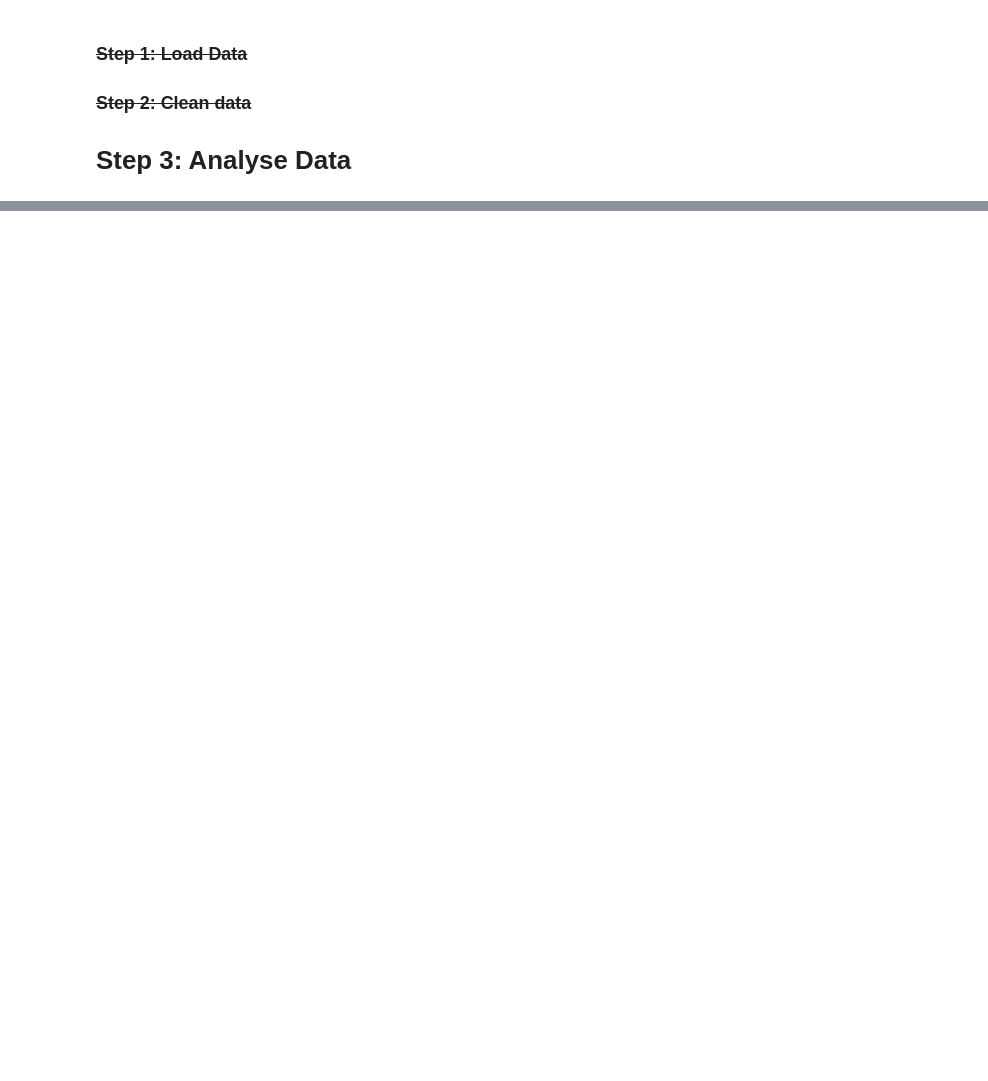
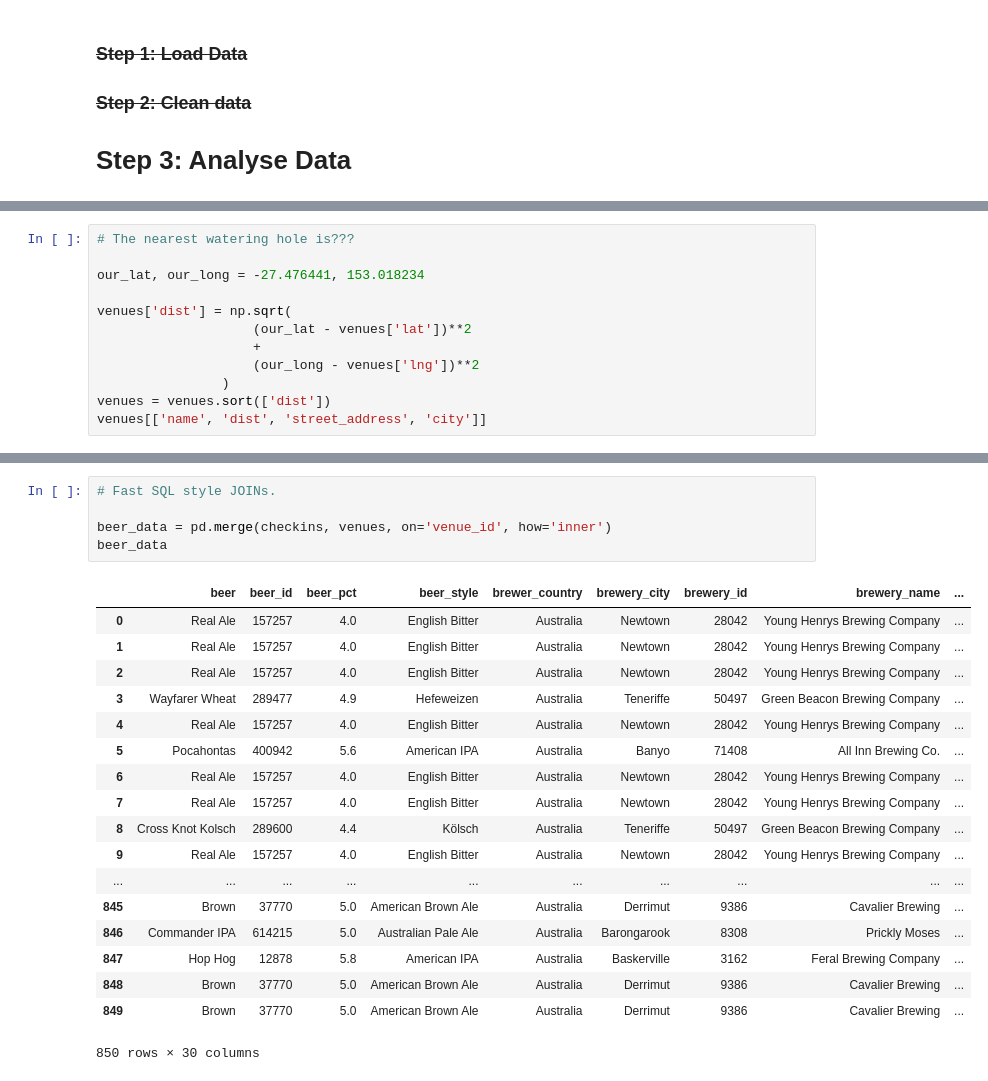
Before and after one commit to lexual/2014-PyConAU-Pandas-talk, a Jupyter notebook: slides.ipynb, the cells around one changed output, grey strips where cells are left out. Drawn from its saved outputs; the diff is of its cells as text; blank space fills up the shorter version.

```diff
--- a/slides.ipynb
+++ b/slides.ipynb
@@ -801,0 +813,12 @@ all_data['air_temp'].unstack().plot(ylim=(5, 25))
+# %%
+# The nearest watering hole is???
+
+our_lat, our_long = -27.476441, 153.018234
+
+venues['dist'] = np.sqrt(
+                    (our_lat - venues['lat'])**2
+                    +
+                    (our_long - venues['lng'])**2
+                )
+venues = venues.sort(['dist'])
+venues[['name', 'dist', 'street_address', 'city']]
@@ -801,0 +870,24 @@ all_data['air_temp'].unstack().plot(ylim=(5, 25))
+# %%
+# Fast SQL style JOINs.
+
+beer_data = pd.merge(checkins, venues, on='venue_id', how='inner')
+beer_data
+# %% [output]
+|  | beer | beer_id | beer_pct | beer_style | brewer_country | brewery_city | brewery_id | brewery_name | ... |
+| 0 | Real Ale | 157257 | 4.0 | English Bitter | Australia | Newtown | 28042 | Young Henrys Brewing Company | ... |
+| 1 | Real Ale | 157257 | 4.0 | English Bitter | Australia | Newtown | 28042 | Young Henrys Brewing Company | ... |
+| 2 | Real Ale | 157257 | 4.0 | English Bitter | Australia | Newtown | 28042 | Young Henrys Brewing Company | ... |
+| 3 | Wayfarer Wheat | 289477 | 4.9 | Hefeweizen | Australia | Teneriffe | 50497 | Green Beacon Brewing Company | ... |
+| 4 | Real Ale | 157257 | 4.0 | English Bitter | Australia | Newtown | 28042 | Young Henrys Brewing Company | ... |
+| 5 | Pocahontas | 400942 | 5.6 | American IPA | Australia | Banyo | 71408 | All Inn Brewing Co. | ... |
+| 6 | Real Ale | 157257 | 4.0 | English Bitter | Australia | Newtown | 28042 | Young Henrys Brewing Company | ... |
+| 7 | Real Ale | 157257 | 4.0 | English Bitter | Australia | Newtown | 28042 | Young Henrys Brewing Company | ... |
+| 8 | Cross Knot Kolsch | 289600 | 4.4 | Kölsch | Australia | Teneriffe | 50497 | Green Beacon Brewing Company | ... |
+| 9 | Real Ale | 157257 | 4.0 | English Bitter | Australia | Newtown | 28042 | Young Henrys Brewing Company | ... |
+| ... | ... | ... | ... | ... | ... | ... | ... | ... | ... |
+| 845 | Brown | 37770 | 5.0 | American Brown Ale | Australia | Derrimut | 9386 | Cavalier Brewing | ... |
+| 846 | Commander IPA | 614215 | 5.0 | Australian Pale Ale | Australia | Barongarook | 8308 | Prickly Moses | ... |
+| 847 | Hop Hog | 12878 | 5.8 | American IPA | Australia | Baskerville | 3162 | Feral Brewing Company | ... |
+| 848 | Brown | 37770 | 5.0 | American Brown Ale | Australia | Derrimut | 9386 | Cavalier Brewing | ... |
+| 849 | Brown | 37770 | 5.0 | American Brown Ale | Australia | Derrimut | 9386 | Cavalier Brewing | ... |
+850 rows × 30 columns
```
Also changed, not shown: parts of 42 cells of this notebook, 7 other files.
